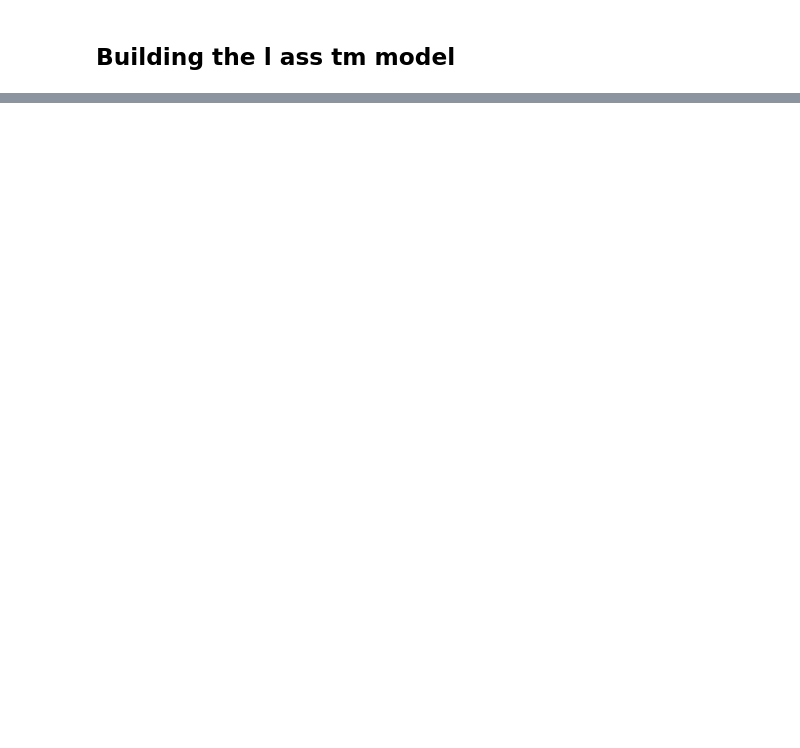
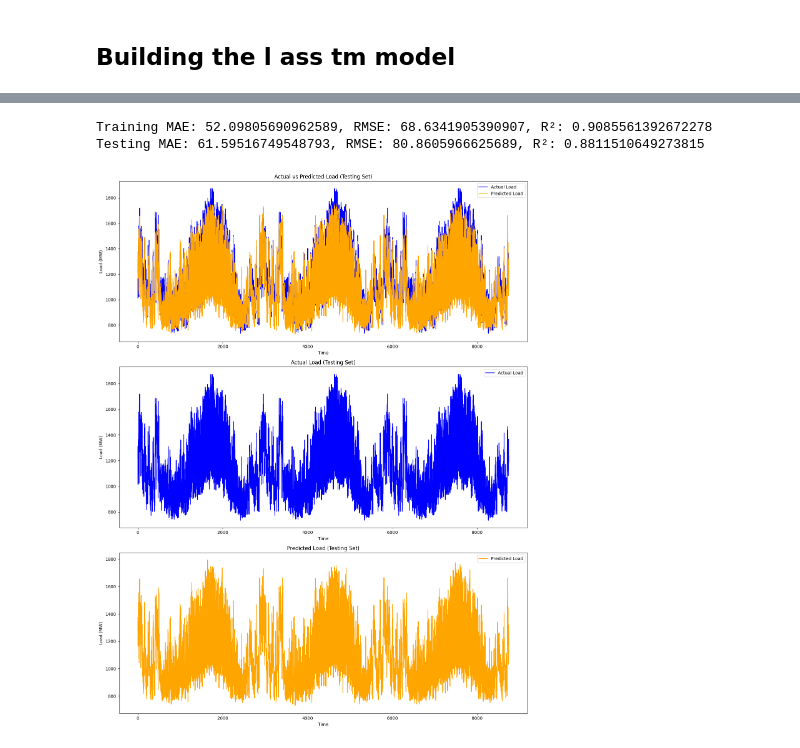
Before and after one commit to Dxuian/btech-proj, a Jupyter notebook: DATA SET USED IN THE CONFERENCE PAPER TITLED SHORT-TERM LOAD FORECASTING USING AN LSTM NEURAL NETWORK/DataSet/a.ipynb, the cells around one changed output, grey strips where cells are left out. Cells and saved outputs as stored; diff of their text form; code cells hidden in the pictures; blank space fills up the shorter version.

```diff
--- a/DATA SET USED IN THE CONFERENCE PAPER TITLED SHORT-TERM LOAD FORECASTING USING AN LSTM NEURAL NETWORK/DataSet/a.ipynb
+++ b/DATA SET USED IN THE CONFERENCE PAPER TITLED SHORT-TERM LOAD FORECASTING USING AN LSTM NEURAL NETWORK/DataSet/a.ipynb
@@ -283,0 +277,16 @@ scaled_data
+# %%
+def split_data(df):
+    # Ensure hour_end is a datetime column
+    df['Hour_End'] = pd.to_datetime(df['Hour_End'])
+
+    # Split the data
+    train = df[df['Hour_End'].dt.year != 2015]
+    test = df[df['Hour_End'].dt.year == 2015]
+
+    return train, test
+tr , te = split_data(scaled_data)
+print(tr.shape)
+#drop the Hour_End column from tr and te
+tr.drop(columns=['Hour_End'], inplace=True)
+te.drop(columns=['Hour_End'], inplace=True)
+tr.head(5)
@@ -284 +401,40 @@ scaled_data
+# %%
+# Evaluate model
+train_mae = mean_absolute_error(y_train, train_predictions)
+test_mae = mean_absolute_error(y_test, test_predictions)
+train_rmse = np.sqrt(mean_squared_error(y_train, train_predictions))
+test_rmse = np.sqrt(mean_squared_error(y_test, test_predictions))
+train_r2 = r2_score(y_train, train_predictions)
+test_r2 = r2_score(y_test, test_predictions)
+
+print(f'Training MAE: {train_mae}, RMSE: {train_rmse}, R²: {train_r2}')
+print(f'Testing MAE: {test_mae}, RMSE: {test_rmse}, R²: {test_r2}')
+
+# Plotting the results
+plt.figure(figsize=(14, 18))
+plt.subplot(3, 1, 1)
+plt.plot(y_test, label='Actual Load', color='blue')
+plt.plot(test_predictions, label='Predicted Load', color='orange')
+plt.title('Actual vs Predicted Load (Testing Set)')
+plt.xlabel('Time')
+plt.ylabel('Load (MW)')
+plt.legend()
+plt.subplot(3, 1, 2)
+plt.plot(y_test, label='Actual Load', color='blue')
+plt.title('Actual Load (Testing Set)')
+plt.xlabel('Time')
+plt.ylabel('Load (MW)')
+plt.legend()
+plt.subplot(3, 1, 3)
+plt.plot(test_predictions, label='Predicted Load', color='orange')
+plt.title('Predicted Load (Testing Set)')
+plt.xlabel('Time')
+plt.ylabel('Load (MW)')
+plt.legend()
+plt.tight_layout()
+plt.show()
+# %% [output]
+Training MAE: 52.09805690962589, RMSE: 68.6341905390907, R²: 0.9085561392672278
+Testing MAE: 61.59516749548793, RMSE: 80.8605966625689, R²: 0.8811510649273815
+[figure, added]
 # %%
```
Also changed, not shown: parts of 10 cells of this notebook, 1 other file.
